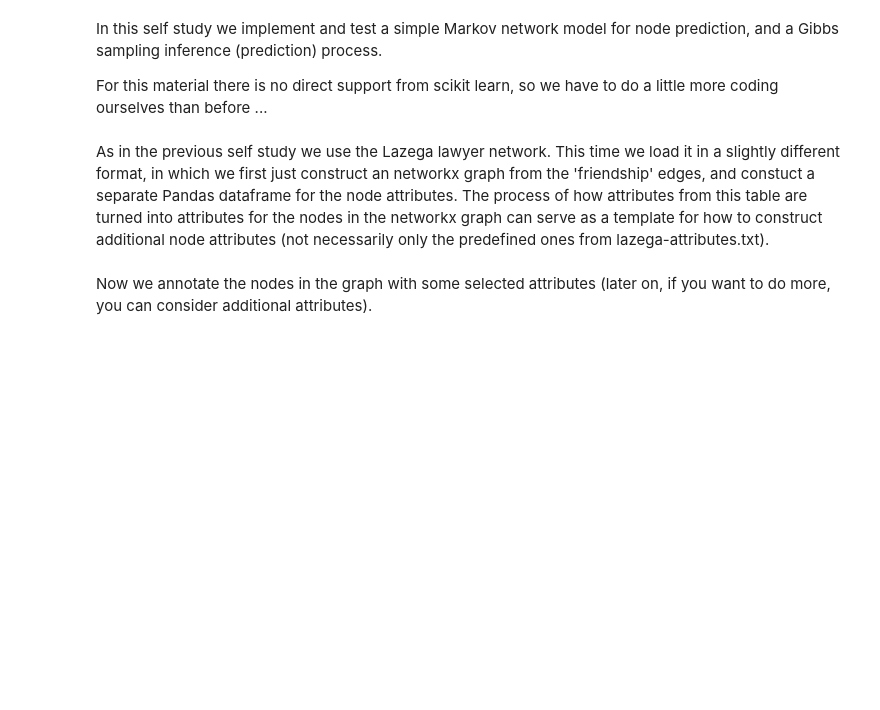
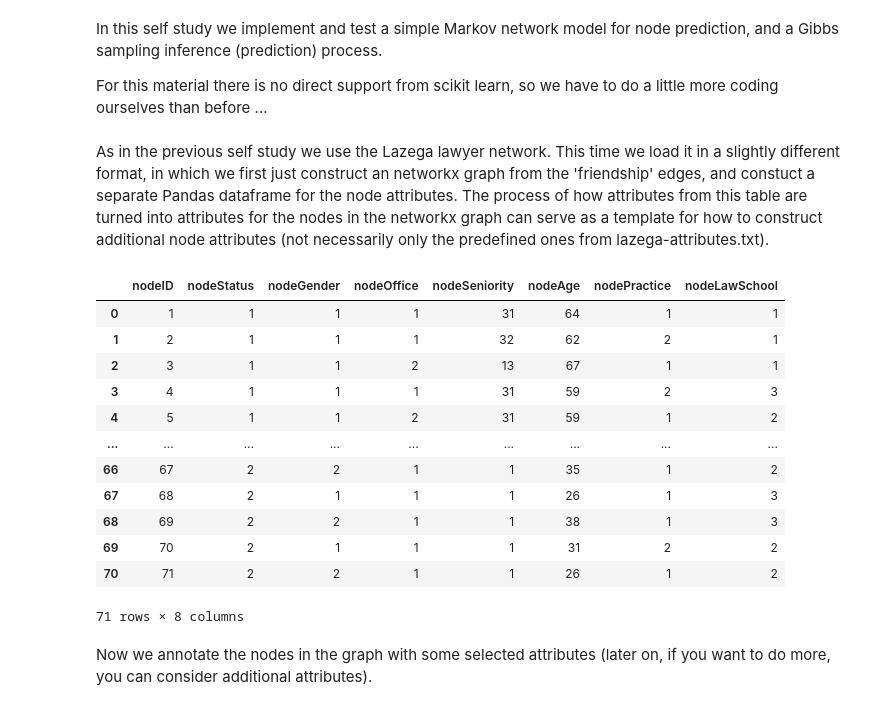
Before and after one commit to KuskIV/ml_exam_notes, a Jupyter notebook: selfstudy/05.ipynb, the cells around one changed output. Drawn from its saved outputs; the diff is of its cells as text; code cells hidden in the pictures; blank space fills up the shorter version.

```diff
--- a/selfstudy/05.ipynb
+++ b/selfstudy/05.ipynb
@@ -15,9 +15,23 @@ import random
 # %% [markdown]
 As in the previous self study we use the Lazega lawyer network. This time we load it in a slightly different format, in which we first just construct an networkx graph from the 'friendship' edges, and constuct a separate Pandas dataframe for the node attributes. The process of how attributes from this table are turned into attributes for the nodes in the networkx graph can serve as a template for how to construct additional node attributes (not necessarily only the predefined ones from lazega-attributes.txt).
 # %%
-lazega=read_edgelist('lazega-friends.edges',nodetype=int)
-node_atts=pd.read_csv("lazega-attributes.txt", sep=' ')
+lazega=read_edgelist('data\lazega-friends.edges',nodetype=int)
+node_atts=pd.read_csv("data\lazega-attributes.txt", sep=' ')
 display(node_atts)
+# %% [output]
+|  | nodeID | nodeStatus | nodeGender | nodeOffice | nodeSeniority | nodeAge | nodePractice | nodeLawSchool |
+| 0 | 1 | 1 | 1 | 1 | 31 | 64 | 1 | 1 |
+| 1 | 2 | 1 | 1 | 1 | 32 | 62 | 2 | 1 |
+| 2 | 3 | 1 | 1 | 2 | 13 | 67 | 1 | 1 |
+| 3 | 4 | 1 | 1 | 1 | 31 | 59 | 2 | 3 |
+| 4 | 5 | 1 | 1 | 2 | 31 | 59 | 1 | 2 |
+| ... | ... | ... | ... | ... | ... | ... | ... | ... |
+| 66 | 67 | 2 | 2 | 1 | 1 | 35 | 1 | 2 |
+| 67 | 68 | 2 | 1 | 1 | 1 | 26 | 1 | 3 |
+| 68 | 69 | 2 | 2 | 1 | 1 | 38 | 1 | 3 |
+| 69 | 70 | 2 | 1 | 1 | 1 | 31 | 2 | 2 |
+| 70 | 71 | 2 | 2 | 1 | 1 | 26 | 1 | 2 |
+71 rows × 8 columns
 # %% [markdown]
 Now we annotate the nodes in the graph with some selected attributes (later on, if you want to do more, you can consider additional attributes).
 # %%
```
Also changed, not shown: parts of 12 cells of this notebook, 22 other files.
